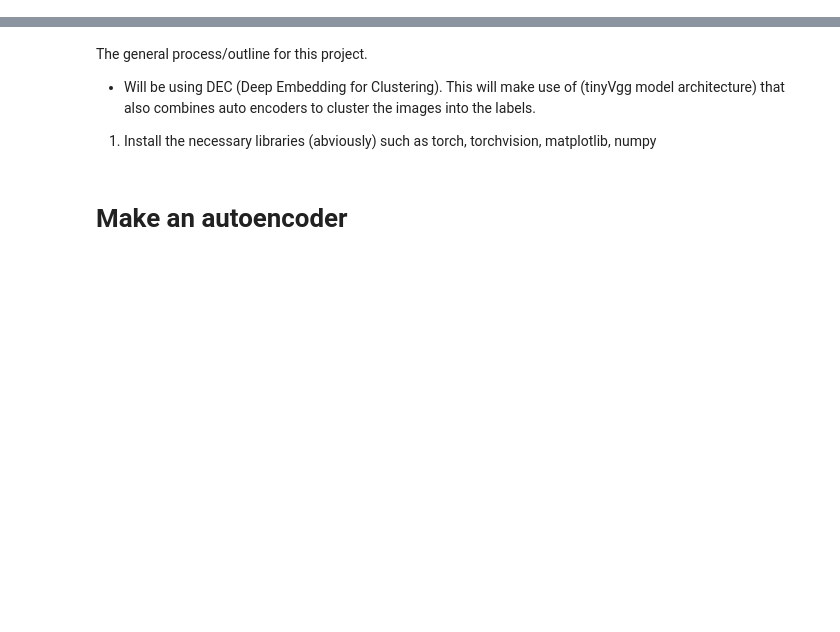
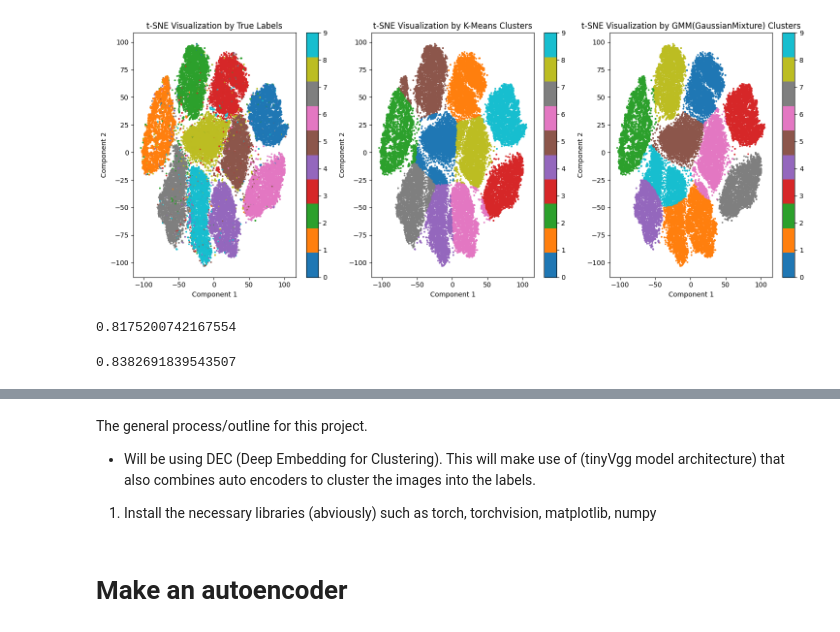
Before and after one commit to kmsmeng/AutoEncoder, a Jupyter notebook: image_clustering.ipynb, the cells around one changed output, grey strips where cells are left out. Drawn from its saved outputs; the diff is of its cells as text; code cells hidden in the pictures; blank space fills up the shorter version.

```diff
--- a/image_clustering.ipynb
+++ b/image_clustering.ipynb
@@ -0,0 +83,8 @@
+# %%
+from sklearn.manifold import TSNE
+import numpy as np
+
+tsne = TSNE(n_components=2)
+
+# np.vstack([(data.numpy()) for data in image_data]).shape
+X_embedded = tsne.fit_transform(np.vstack([data.numpy() for data in image_data]))
@@ -0,0 +93,39 @@
+# %%
+# Now we will cluster this data with K-Means Clustering and GMM(Gaussian Mixture Models)
+cluster_labels = kmeans.fit_predict(X_embedded)
+
+from sklearn.mixture import GaussianMixture
+
+gmm = GaussianMixture(n_components=10)
+gmm_labels = gmm.fit_predict(X_embedded)
+# %%
+import matplotlib.pyplot as plt
+
+fig, axes = plt.subplots(1, 3, figsize=(15, 6))
+
+scatter1 = axes[0].scatter(X_embedded[:, 0], X_embedded[:, 1], c=label, cmap='tab10', s=2)
+axes[0].set_title('t-SNE Visualization by True Labels')
+axes[0].set_xlabel('Component 1')
+axes[0].set_ylabel('Component 2')
+
+scatter2 = axes[1].scatter(X_embedded[:, 0], X_embedded[:, 1], c=cluster_labels, cmap='tab10', s=2)
+axes[1].set_title('t-SNE Visualization by K-Means Clusters')
+axes[1].set_xlabel('Component 1')
+axes[1].set_ylabel('Component 2')
+
+scatter3 = axes[2].scatter(X_embedded[:, 0], X_embedded[:, 1], c=gmm_labels, cmap='tab10', s=2)
+axes[2].set_title('t-SNE Visualization by GMM(GaussianMixture) Clusters')
+axes[2].set_xlabel('Component 1')
+axes[2].set_ylabel('Component 2')
+
+cbar = plt.colorbar(scatter1)
+cbar = plt.colorbar(scatter2)
+cbar = plt.colorbar(scatter3)
+
+
+
+
+plt.tight_layout()
+plt.show()
+# %% [output]
+[figure, added]
@@ -0,0 +171,12 @@
+# %%
+from sklearn.metrics import adjusted_mutual_info_score
+
+kmeans_ami_score = adjusted_mutual_info_score(labels_true=label, labels_pred=cluster_labels)
+kmeans_ami_score
+# %% [output]
+0.8175200742167554
+# %%
+gmm_ami_score = adjusted_mutual_info_score(labels_true=label, labels_pred=gmm_labels)
+gmm_ami_score
+# %% [output]
+0.8382691839543507
```
Also changed, not shown: parts of 30 cells of this notebook, 8 other files.
